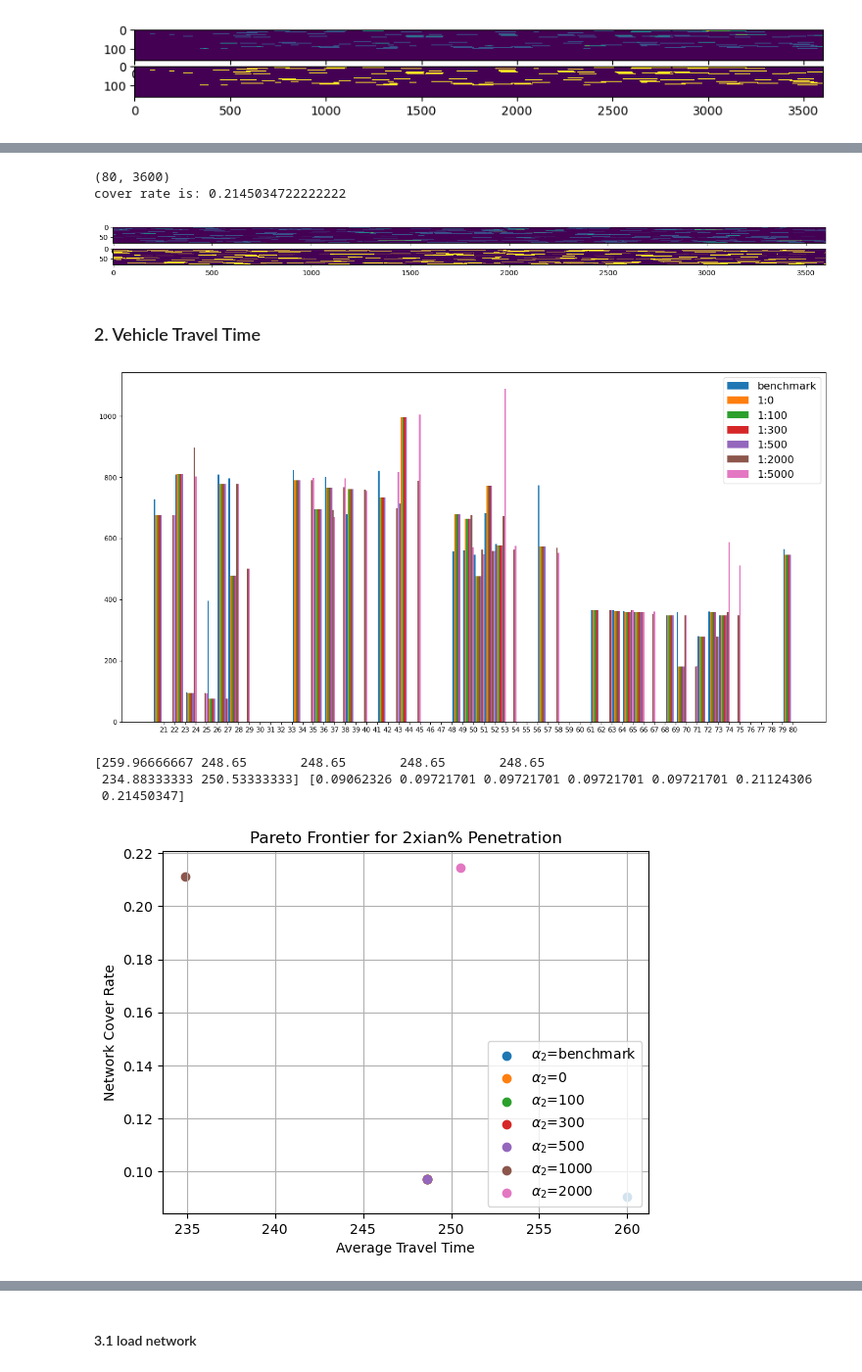
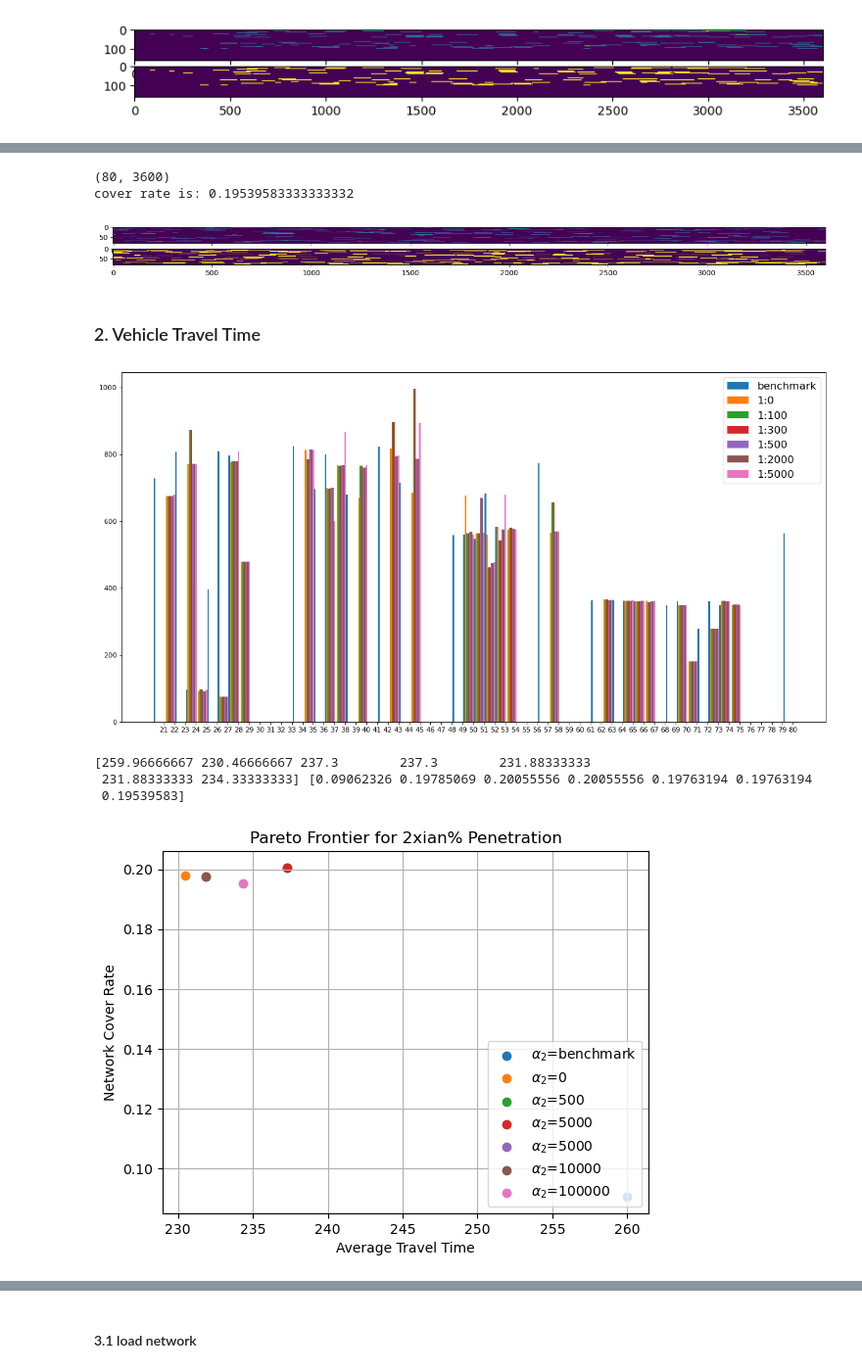
Before and after one commit to Dylan-Wyl10/RoboSense, a Jupyter notebook: analysis/dataAnalysis.ipynb, the cells around one changed output, grey strips where cells are left out. Shown at 98% size. Cells and saved outputs as stored; diff of their text form; code cells hidden in the pictures.

```diff
--- a/analysis/dataAnalysis.ipynb
+++ b/analysis/dataAnalysis.ipynb
@@ -10,14 +10,14 @@ netname = "5x5net"
 coverTable_benchmark = '../result/{}/PR{} TestingNew/pr{}_cover_benchmark.npy'.format(netname, pr, pr)
 # coverTable_benchmark = '../result/cover_0_step20.npy'
 coverTable1 = '../result/{}/PR{} TestingNew/pr{}_cover_0_step20.npy'.format(netname, pr, pr)
-coverTable2 = '../result/{}/PR{} TestingNew/pr{}_cover_100_step20.npy'.format(netname, pr, pr)
+coverTable2 = '../result/{}/PR{} TestingNew/pr{}_cover_500_step20.npy'.format(netname, pr, pr)
 # coverTable3 = '../result/PR{} Testing/pr{}_cover_0_step20_deroute4.npy'.format(pr, pr)
 # coverTable4 = '../result/PR{} Testing/pr{}_cover_100_step20_deroute4.npy'.format(pr, pr)
 
-coverTable3 = '../result/{}/PR{} TestingNew/pr{}_cover_300_step20.npy'.format(netname, pr, pr)
-coverTable4 = '../result/{}/PR{} TestingNew/pr{}_cover_500_step20.npy'.format(netname, pr, pr)
-coverTable5 = '../result/{}/PR{} TestingNew/pr{}_cover_2000_step20.npy'.format(netname, pr, pr)
-coverTable6 = '../result/{}/PR{} TestingNew/pr{}_cover_5000_step20.npy'.format(netname, pr, pr)
+coverTable3 = '../result/{}/PR{} TestingNew/pr{}_cover_500_step20.npy'.format(netname, pr, pr)
+coverTable4 = '../result/{}/PR{} TestingNew/pr{}_cover_5000_step20.npy'.format(netname, pr, pr)
+coverTable5 = '../result/{}/PR{} TestingNew/pr{}_cover_5000_step20.npy'.format(netname, pr, pr)
+coverTable6 = '../result/{}/PR{} TestingNew/pr{}_cover_10000_step20.npy'.format(netname, pr, pr)
 lb_list = ['benchmark', '1:0', '1:100', '1:300', '1:500', '1:2000', '1:5000']
 # lb_list = ['benchmark', '1:0', '1:300(20)', '1:500(40)']
 # %%
@@ -103,8 +103,8 @@ cover rate is: 0.21124305555555556
 LT_6 = drawTimeSpace(cover_6)
 # %% [output]
 (80, 3600)
-cover rate is: 0.2145034722222222
+cover rate is: 0.19539583333333332
-[figure, old version]
+[figure, new version]
 # %% [markdown]
 ### 2. Vehicle Travel Time
 # %%
@@ -136,31 +136,31 @@ for k in range(len(travelTime_list)):
 plt.legend(lb_list, fontsize=15)
 plt.show()
 # %% [output]
-[figure, old version]
+[figure, new version]
 # %%
 tt_mean = np.mean(np.array(travelTime_list),axis=1)  # travel time
 
 # np.sum(LT_ben)/LT_ben.size,
 cover_mean = np.array([np.sum(LT_ben)/LT_ben.size,
                        np.sum(LT_1)/LT_1.size,
                        np.sum(LT_2)/LT_2.size,
                        np.sum(LT_3)/LT_3.size,
                        np.sum(LT_4)/LT_4.size,
                        np.sum(LT_5)/LT_5.size,
                        np.sum(LT_6)/LT_6.size])
-alpha_list = ['benchmark',0, 100, 300, 500, 1000, 2000]
+alpha_list = ['benchmark',0, 500, 5000, 5000, 10000, 100000]
 # deroute_list = ['benchmark', '0+2', '100+2', '0+4', '100+4', '1000', '2000']
 for i in range(tt_mean.shape[0]):
 #     plt.scatter(tt_mean[i], cover_mean[i], label = str(deroute_list[i]))
     plt.scatter(tt_mean[i], cover_mean[i], label = '$\u03B1_{2}$'+"="+ str(alpha_list[i]))
 plt.legend(loc=4)
 plt.xlabel('Average Travel Time')
 plt.ylabel('Network Cover Rate')
 plt.title('Pareto Frontier for 2xian% Penetration')
 plt.grid()
 print(tt_mean, cover_mean)
 # %% [output]
-[259.96666667 248.65       248.65       248.65       248.65
- 234.88333333 250.53333333] [0.09062326 0.09721701 0.09721701 0.09721701 0.09721701 0.21124306
- 0.21450347]
+[259.96666667 230.46666667 237.3        237.3        231.88333333
+ 231.88333333 234.33333333] [0.09062326 0.19785069 0.20055556 0.20055556 0.19763194 0.19763194
+ 0.19539583]
-[figure, old version]
+[figure, new version]
```
Also changed, not shown: parts of 16 cells of this notebook, 24 other files.
